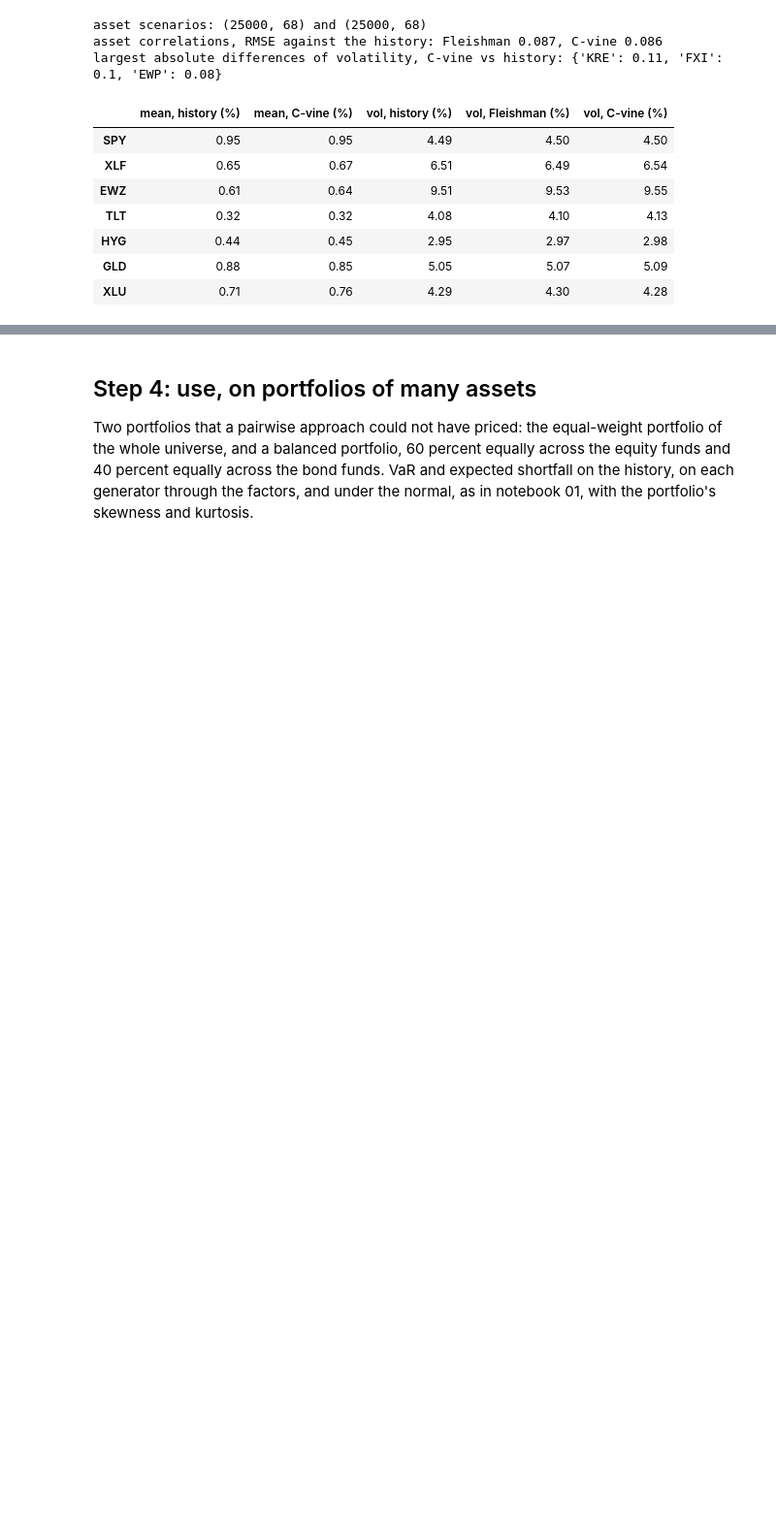
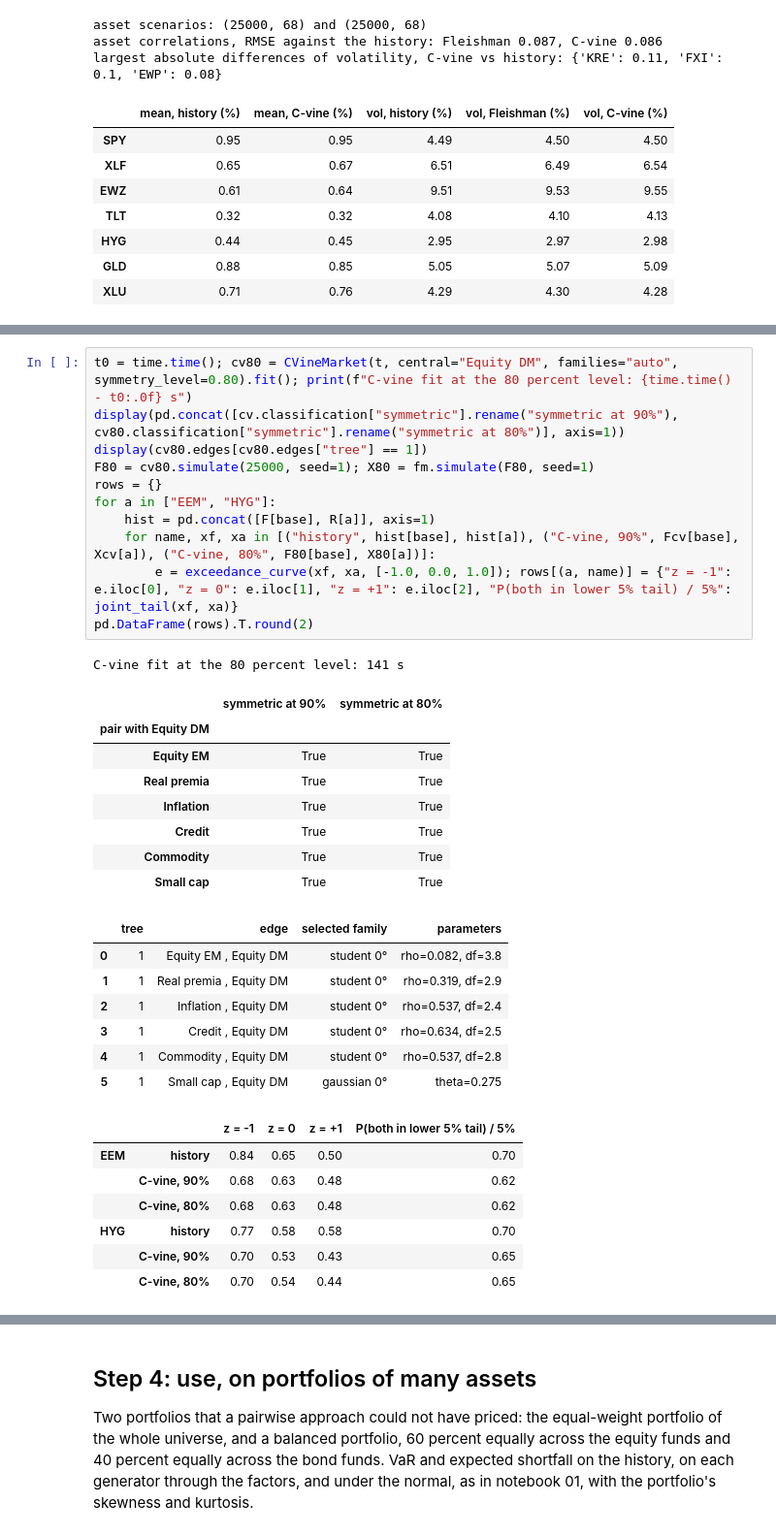
Before and after one commit to mamadouyamar/CVineMarketGen, a Jupyter notebook: examples/03_many_assets_factors.ipynb, the cells around one changed output, grey strips where cells are left out. Shown at 97% size. Cells and saved outputs as stored; diff of their text form; blank space fills up the shorter version.

```diff
--- a/examples/03_many_assets_factors.ipynb
+++ b/examples/03_many_assets_factors.ipynb
@@ -531,0 +582,35 @@ axes[0].legend(fontsize=8); plt.tight_layout(); plt.show()
+# %%
+t0 = time.time(); cv80 = CVineMarket(t, central="Equity DM", families="auto", symmetry_level=0.80).fit(); print(f"C-vine fit at the 80 percent level: {time.time() - t0:.0f} s")
+display(pd.concat([cv.classification["symmetric"].rename("symmetric at 90%"), cv80.classification["symmetric"].rename("symmetric at 80%")], axis=1))
+display(cv80.edges[cv80.edges["tree"] == 1])
+F80 = cv80.simulate(25000, seed=1); X80 = fm.simulate(F80, seed=1)
+rows = {}
+for a in ["EEM", "HYG"]:
+    hist = pd.concat([F[base], R[a]], axis=1)
+    for name, xf, xa in [("history", hist[base], hist[a]), ("C-vine, 90%", Fcv[base], Xcv[a]), ("C-vine, 80%", F80[base], X80[a])]:
+        e = exceedance_curve(xf, xa, [-1.0, 0.0, 1.0]); rows[(a, name)] = {"z = -1": e.iloc[0], "z = 0": e.iloc[1], "z = +1": e.iloc[2], "P(both in lower 5% tail) / 5%": joint_tail(xf, xa)}
+pd.DataFrame(rows).T.round(2)
+# %% [output]
+C-vine fit at the 80 percent level: 141 s
+|  | symmetric at 90% | symmetric at 80% |
+| pair with Equity DM |  |  |
+| Equity EM | True | True |
+| Real premia | True | True |
+| Inflation | True | True |
+| Credit | True | True |
+| Commodity | True | True |
+| Small cap | True | True |
+|  | tree | edge | selected family | parameters |
+| 0 | 1 | Equity EM , Equity DM | student 0° | rho=0.082, df=3.8 |
+| 1 | 1 | Real premia , Equity DM | student 0° | rho=0.319, df=2.9 |
+| 2 | 1 | Inflation , Equity DM | student 0° | rho=0.537, df=2.4 |
+| 3 | 1 | Credit , Equity DM | student 0° | rho=0.634, df=2.5 |
+| 4 | 1 | Commodity , Equity DM | student 0° | rho=0.537, df=2.8 |
+| 5 | 1 | Small cap , Equity DM | gaussian 0° | theta=0.275 |
+|  |  | z = -1 | z = 0 | z = +1 | P(both in lower 5% tail) / 5% |
+| EEM | history | 0.84 | 0.65 | 0.50 | 0.70 |
+|  | C-vine, 90% | 0.68 | 0.63 | 0.48 | 0.62 |
+|  | C-vine, 80% | 0.68 | 0.63 | 0.48 | 0.62 |
+| HYG | history | 0.77 | 0.58 | 0.58 | 0.70 |
+|  | C-vine, 90% | 0.70 | 0.53 | 0.43 | 0.65 |
+|  | C-vine, 80% | 0.70 | 0.54 | 0.44 | 0.65 |
```
Also changed, not shown: parts of 9 cells of this notebook.
